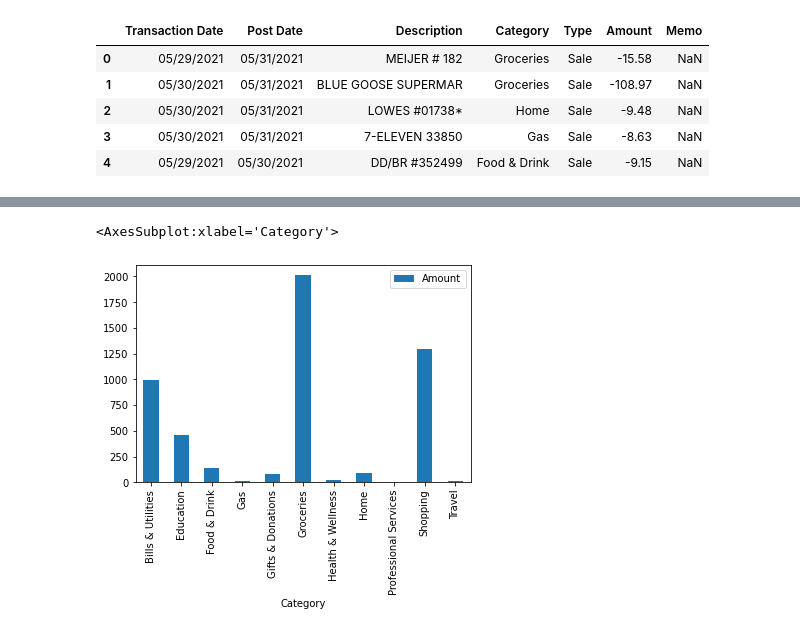
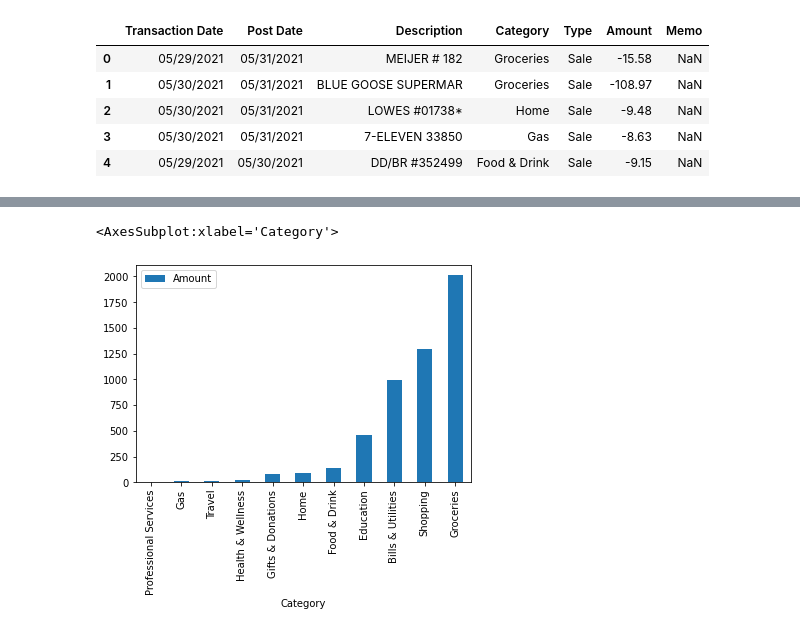
Before and after one commit to Luv2bnanook44/expenses-report, a Jupyter notebook: workspace.ipynb, the cells around one changed output, grey strips where cells are left out. Cells and saved outputs as stored; diff of their text form; code cells hidden in the pictures.

Commit message:
developing function to graph stacked plot

```diff
--- a/workspace.ipynb
+++ b/workspace.ipynb
@@ -18,3 +18,6 @@ data1.head()
 | 2 | 05/30/2021 | 05/31/2021 | LOWES #01738* | Home | Sale | -9.48 | NaN |
 | 3 | 05/30/2021 | 05/31/2021 | 7-ELEVEN 33850 | Gas | Sale | -8.63 | NaN |
 | 4 | 05/29/2021 | 05/30/2021 | DD/BR #352499 | Food & Drink | Sale | -9.15 | NaN |
+# %%
+data1['month'] = data1['Transaction Date'].apply(lambda x: int(x[:2]))
+data1['month']
@@ -21,7 +37,7 @@ data1.head()
 # %%
 data1['Amount'] = data1['Amount'].apply(abs)
 # %%
-data1[['Amount', 'Category']].groupby('Category').sum().plot(kind='bar')
+data1[['Amount', 'Category']].groupby('Category').sum().sort_values(by='Amount').plot(kind='bar')
 # %% [output]
 <AxesSubplot:xlabel='Category'>
-[figure, old version]
+[figure, new version]
```
Also changed, not shown: parts of 10 cells of this notebook.
